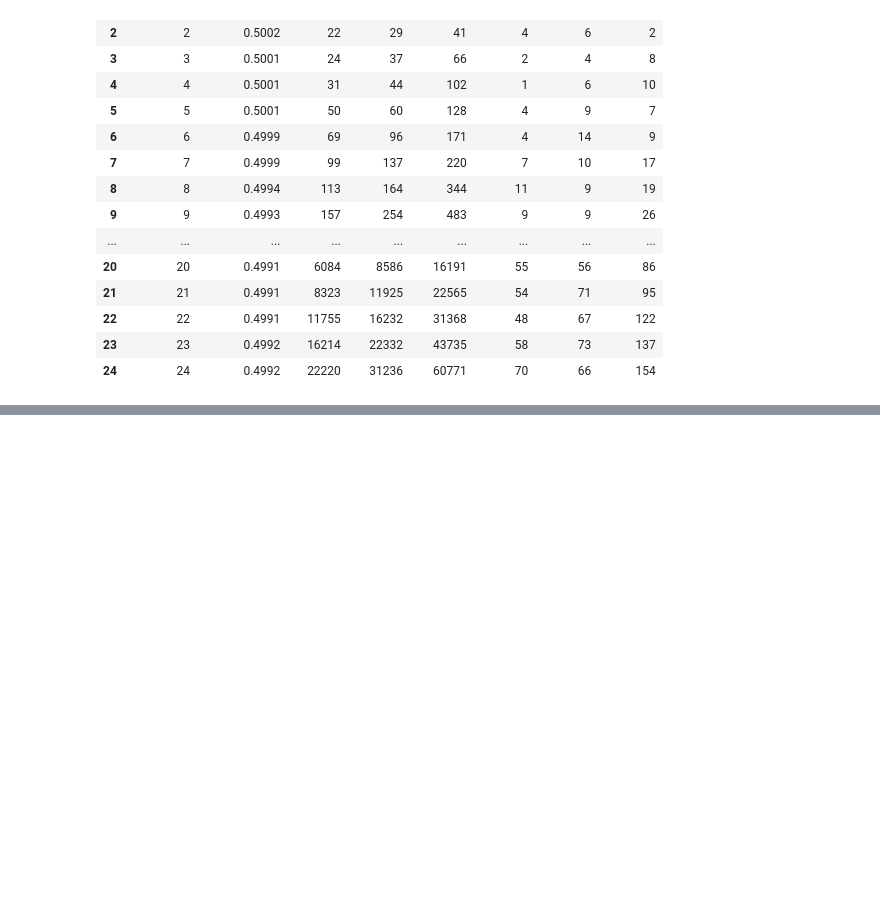
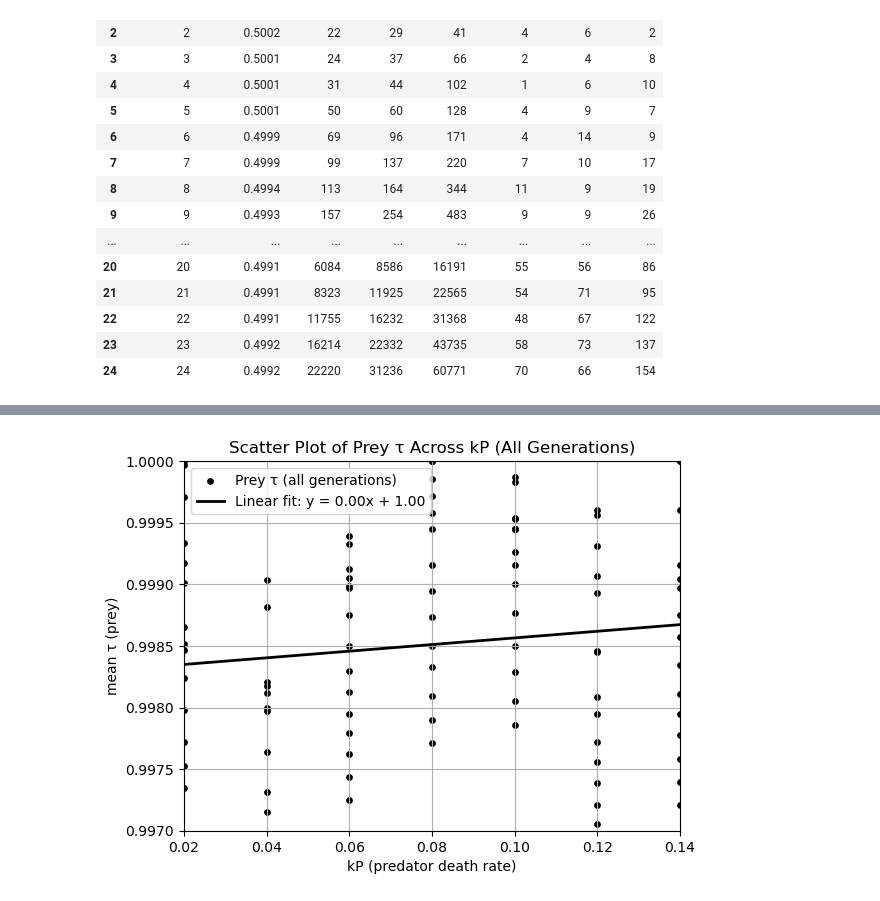
Before and after one commit to CS361-S25/final-project-euwing, a Jupyter notebook: plots.ipynb, the cells around one changed output, grey strips where cells are left out. Saved outputs shown, nothing was run; the diff lists cells and outputs as text; code cells hidden in the pictures; blank space fills up the shorter version.

```diff
--- a/plots.ipynb
+++ b/plots.ipynb
@@ -37,0 +180,36 @@ Text(0, 0.5, 'Prey Population')
+# %%
+
+csv_dir = '/Users/aviannceeuwing/final-project-euwing/Data'
+csv_files = sorted(glob.glob(os.path.join(csv_dir, 'ideal_shift_kp_*.csv')))
+
+kp_values = []
+prey_tau_points = []
+
+# Loop through each CSV file and extract the kp value and prey_tau points
+for file in csv_files:
+    df2 = pd.read_csv(file)
+    if "AvgTauPrey" in df2.columns:
+        prey_tau_points += list (df2["AvgTauPrey"])
+        kp_val = float(file.split("_kp_")[1].replace(".csv", ""))
+        kp_values += [kp_val]*len(df2)
+
+# Scatter plot
+plt.scatter(kp_values, prey_tau_points, color='black', s=15, marker='o', label='Prey τ (all generations)')
+
+# Fit a linear regression line
+z = np.polyfit(kp_values, prey_tau_points, 1)  # degree 1 = linear
+p = np.poly1d(z)
+x_line = np.linspace(min(kp_values), max(kp_values), 100)
+plt.plot(x_line, p(x_line), "k-", linewidth=2, label=f"Linear fit: y = {z[0]:.2f}x + {z[1]:.2f}")
+
+# Labels and styling
+plt.xlabel("kP (predator death rate)")
+plt.ylabel("mean τ (prey)")
+plt.title("Scatter Plot of Prey τ Across kP (All Generations)")
+plt.grid(True)
+plt.ylim(.997, 1)
+plt.xlim(0.02, 0.14)
+plt.legend()
+plt.show()
+# %% [output]
+[figure, added]
```
Also changed, not shown: parts of 9 cells of this notebook, 19 other files.
